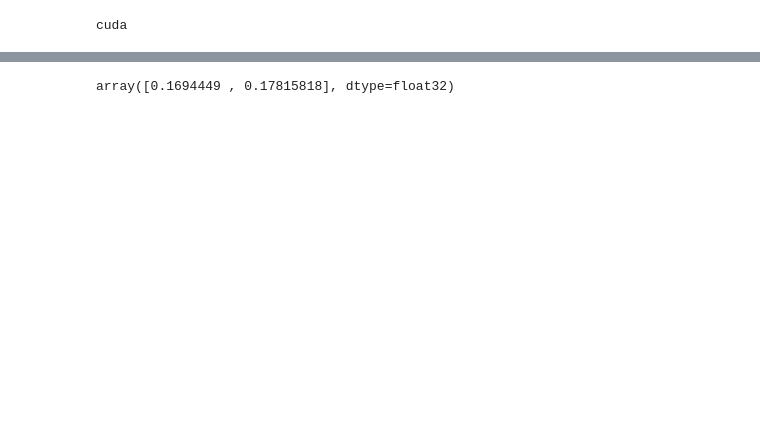
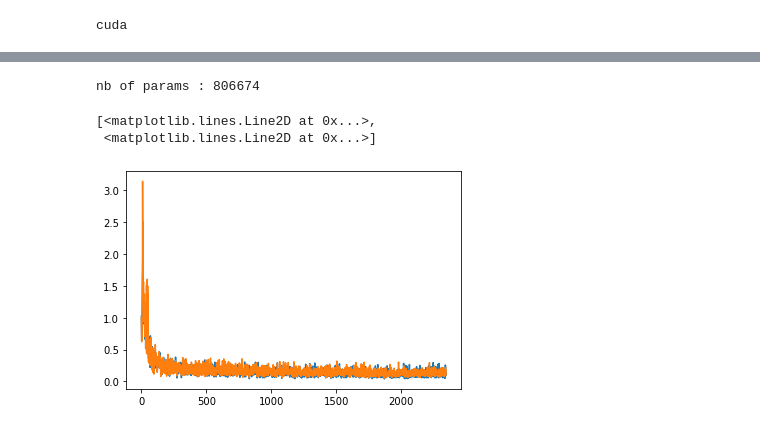
Before and after one commit to FelixHub/serotonin_model, a Jupyter notebook: vae.ipynb, the cells around one changed output, grey strips where cells are left out. Drawn from its saved outputs; the diff is of its cells as text; code cells hidden in the pictures; blank space fills up the shorter version.

```diff
--- a/vae.ipynb
+++ b/vae.ipynb
@@ -219,5 +174,8 @@ def train(autoencoder, data, epochs=5):
             opt.step()
     return autoencoder,sigmas
 # %%
-vae = VariationalAutoencoder(latent_dims,hidden_dims).to(device) # GPU
+vae = VariationalAutoencoder(latent_dims,hidden_dims).to(device)
+print('nb of params : {}'.format(count_parameters(autoencoder)))
+# %% [output]
+nb of params : 806674
 # %%
@@ -225,7 +183,9 @@ vae,sigmas = train(vae, data)
-# %%
-np.mean(sigmas,axis=0)
-# %% [output]
-array([0.1694449 , 0.17815818], dtype=float32)
+# %%
+plt.plot(sigmas)
+# %% [output]
+[<matplotlib.lines.Line2D at 0x...>,
+ <matplotlib.lines.Line2D at 0x...>]
+[figure, added]
 # %%
 plot_latent(vae, data)
 # %% [output]
```
Also changed, not shown: parts of 21 cells of this notebook, 5 other files.
